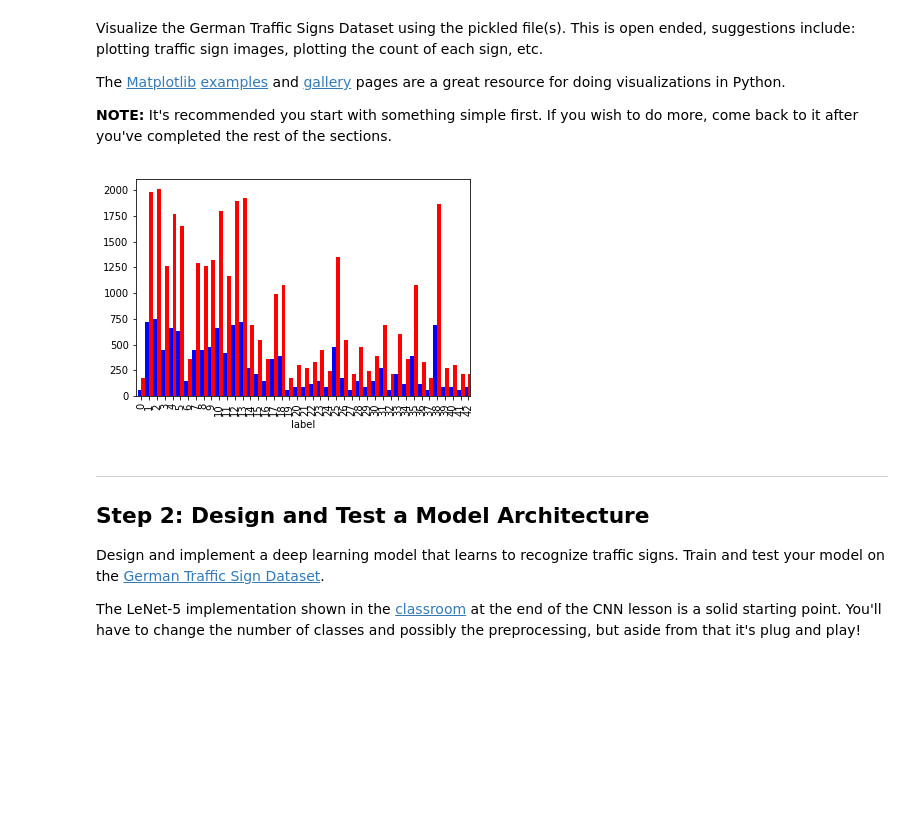
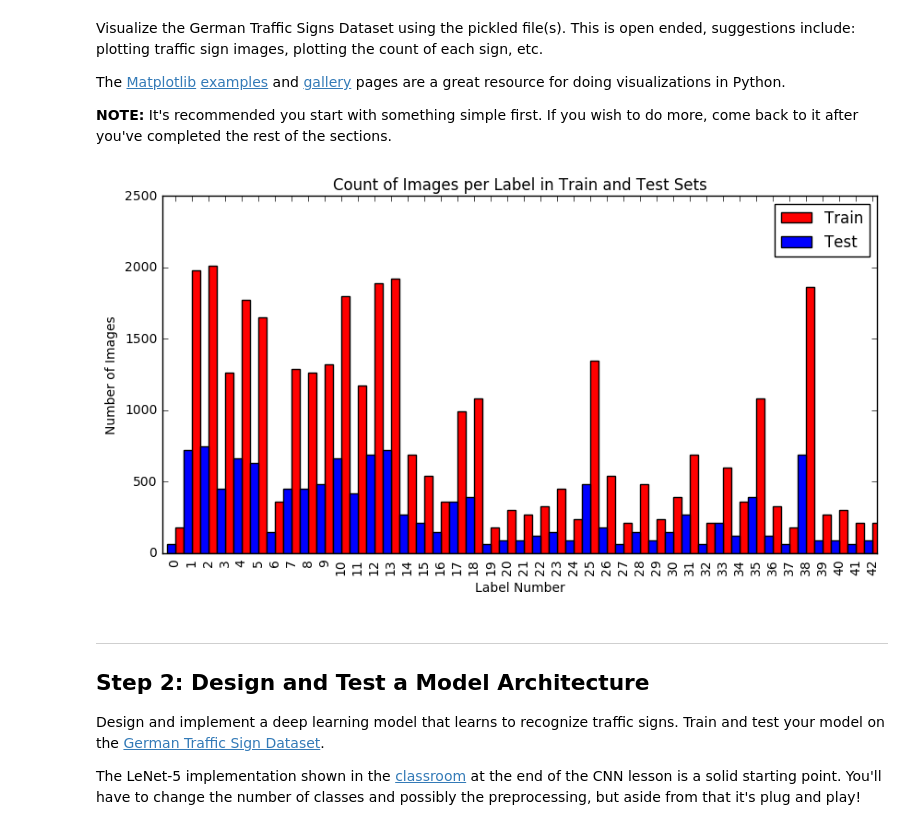
Before and after one commit to chrismarth/CarND-Traffic-Sign-Classifier-Project, a Jupyter notebook: Traffic_Sign_Classifier.ipynb, the cells around one changed output. Cells and saved outputs as stored; diff of their text form; code cells hidden in the pictures; blank space fills up the shorter version.

Commit message:
First draft of writeup. Cleaned up some of the notebook, specifically the exploratory analysis plot

```diff
--- a/Traffic_Sign_Classifier.ipynb
+++ b/Traffic_Sign_Classifier.ipynb
@@ -92,24 +97,27 @@ The [Matplotlib](http://matplotlib.org/) [examples](http://matplotlib.org/exampl
 # %%
 ### Data exploration visualization code goes here.
 ### Feel free to use as many code cells as needed.
 import matplotlib.pyplot as plt
 # Visualizations will be shown in the notebook.
 
 # Plot the count of each label for training and test sets
 #   We could potentially be over-fitting to a specific sign, or...
 #   The datasets could be skewed to different signs
 
-# TODO: Normalize the data in the plot
-
+plt.figure(figsize=(10, 5))
 labels_train_grouped = y_train_df.groupby(['label']).size()
-labels_train_grouped.plot.bar(color='red', position=0)
+labels_train_grouped.plot.bar(color='red', position=0, label='Train')
 labels_test_grouped = y_test_df.groupby(['label']).size()
-labels_test_grouped.plot.bar(color='blue', position=1)
+labels_test_grouped.plot.bar(color='blue', position=1, label='Test')
+plt.title("Count of Images per Label in Train and Test Sets")
+plt.legend()
+plt.xlabel('Label Number')
+plt.ylabel('Number of Images')
 plt.show()
 
 %matplotlib inline
 # %% [output]
-[figure, old version]
+[figure, new version]
 # %% [markdown]
 ----
 
```
Also changed, not shown: parts of 2 cells of this notebook, 2 other files.
